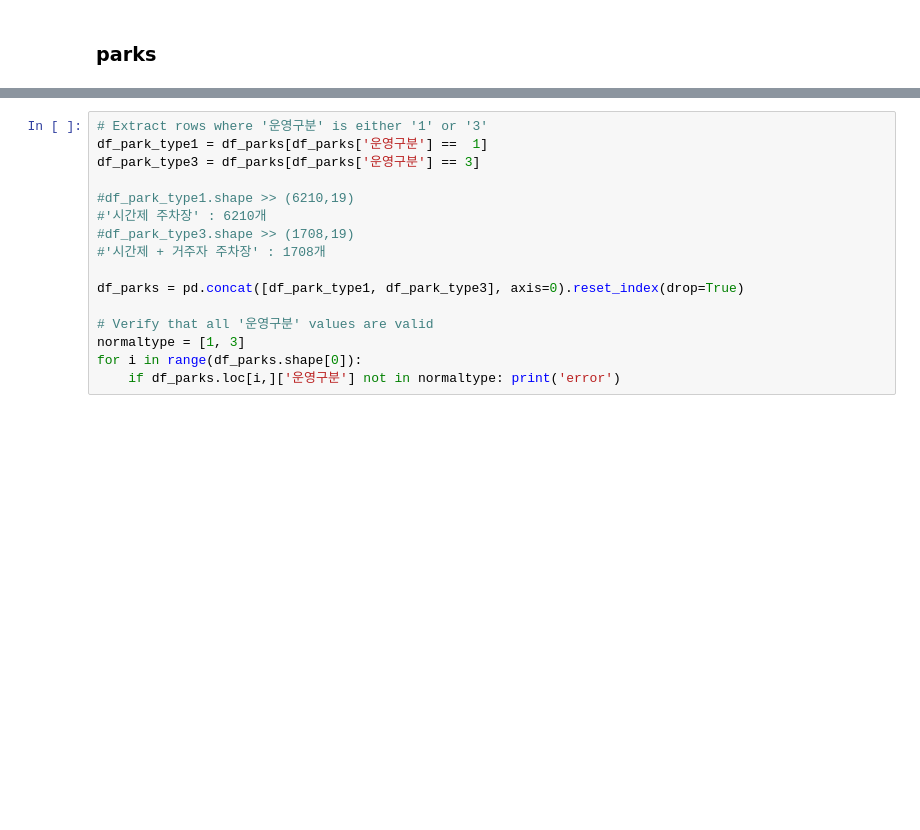
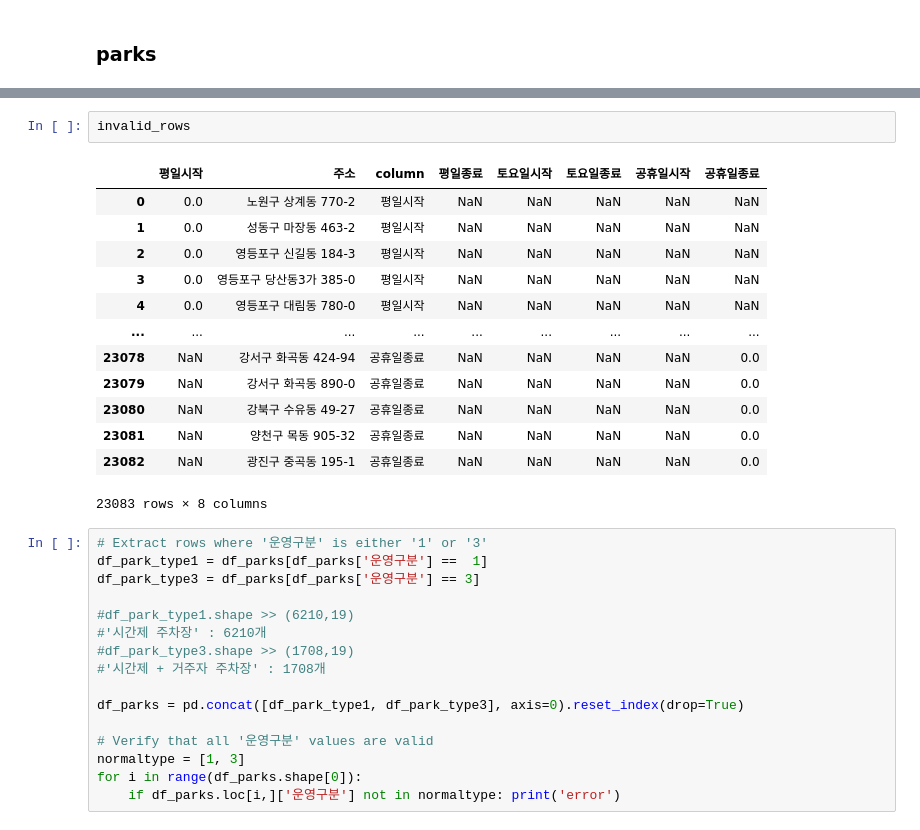
Before and after one commit to vxlmlxv/20251R0136COSE47101, a Jupyter notebook: src/cleaning.ipynb, the cells around one changed output, grey strips where cells are left out. Drawn from its saved outputs; the diff is of its cells as text; blank space fills up the shorter version.

```diff
--- a/src/cleaning.ipynb
+++ b/src/cleaning.ipynb
@@ -105,3 +128,19 @@ display(df_parks.head())
+# %%
+invalid_rows
+# %% [output]
+|  | 평일시작 | 주소 | column | 평일종료 | 토요일시작 | 토요일종료 | 공휴일시작 | 공휴일종료 |
+| 0 | 0.0 | 노원구 상계동 770-2 | 평일시작 | NaN | NaN | NaN | NaN | NaN |
+| 1 | 0.0 | 성동구 마장동 463-2 | 평일시작 | NaN | NaN | NaN | NaN | NaN |
+| 2 | 0.0 | 영등포구 신길동 184-3 | 평일시작 | NaN | NaN | NaN | NaN | NaN |
+| 3 | 0.0 | 영등포구 당산동3가 385-0 | 평일시작 | NaN | NaN | NaN | NaN | NaN |
+| 4 | 0.0 | 영등포구 대림동 780-0 | 평일시작 | NaN | NaN | NaN | NaN | NaN |
+| ... | ... | ... | ... | ... | ... | ... | ... | ... |
+| 23078 | NaN | 강서구 화곡동 424-94 | 공휴일종료 | NaN | NaN | NaN | NaN | 0.0 |
+| 23079 | NaN | 강서구 화곡동 890-0 | 공휴일종료 | NaN | NaN | NaN | NaN | 0.0 |
+| 23080 | NaN | 강북구 수유동 49-27 | 공휴일종료 | NaN | NaN | NaN | NaN | 0.0 |
+| 23081 | NaN | 양천구 목동 905-32 | 공휴일종료 | NaN | NaN | NaN | NaN | 0.0 |
+| 23082 | NaN | 광진구 중곡동 195-1 | 공휴일종료 | NaN | NaN | NaN | NaN | 0.0 |
+23083 rows × 8 columns
 # %%
 # Extract rows where '운영구분' is either '1' or '3'
 df_park_type1 = df_parks[df_parks['운영구분'] ==  1]
```
Also changed, not shown: parts of 8 cells of this notebook, 2 other files.
